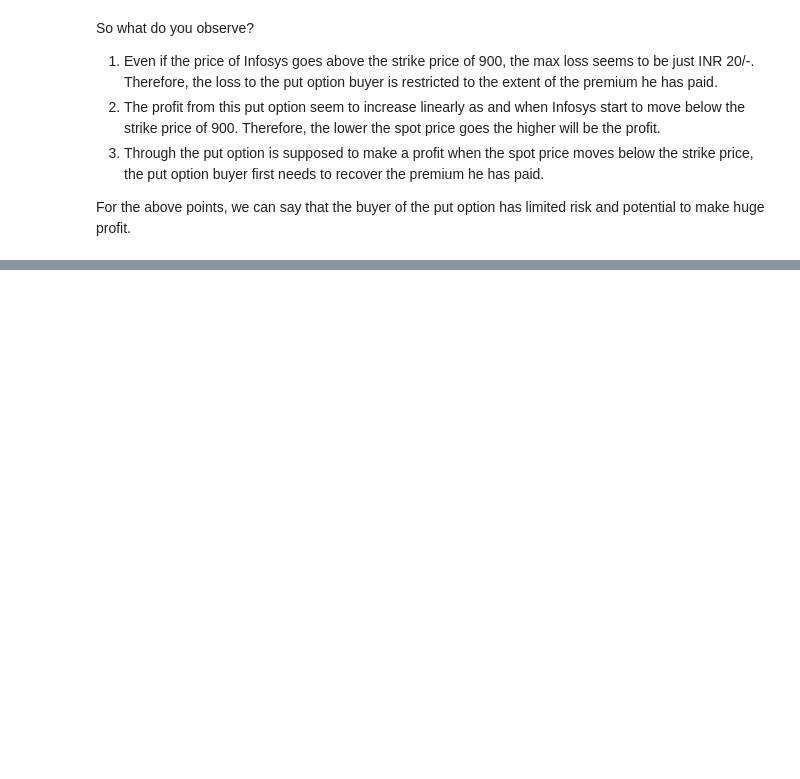
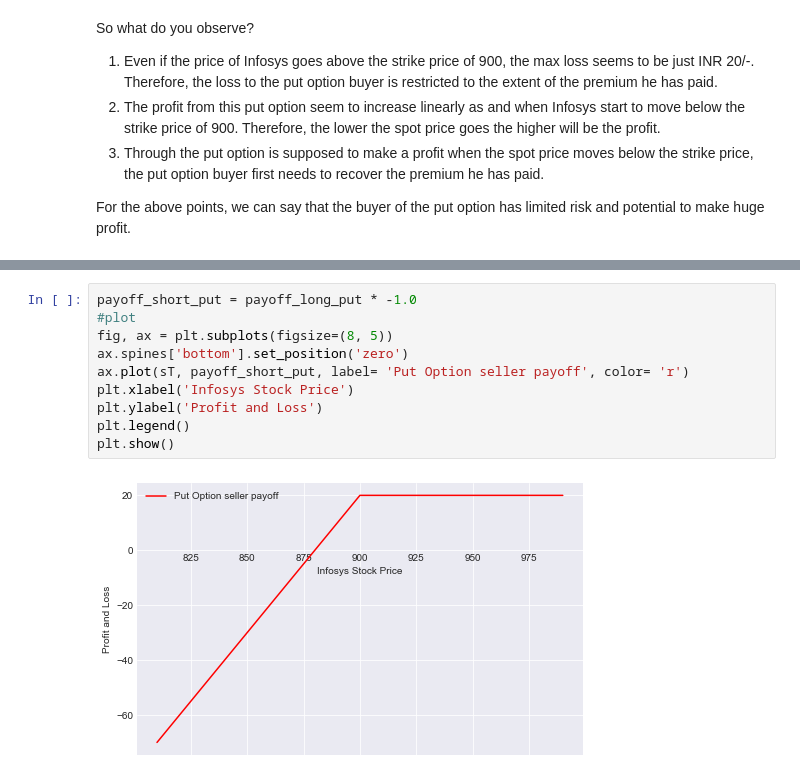
Before and after one commit to alexgamboa1/Stock-Options-Python, a Jupyter notebook: Stock-Options-Analysis.ipynb, the cells around one changed output, grey strips where cells are left out. Cells and saved outputs as stored; diff of their text form; blank space fills up the shorter version.

Commit message:
commit put option seller graph and the affect of stock losing value

```diff
--- a/Stock-Options-Analysis.ipynb
+++ b/Stock-Options-Analysis.ipynb
@@ -62,0 +66,12 @@ For the above points, we can say that the buyer of the put option has limited ri
+# %%
+payoff_short_put = payoff_long_put * -1.0
+#plot
+fig, ax = plt.subplots(figsize=(8, 5))
+ax.spines['bottom'].set_position('zero')
+ax.plot(sT, payoff_short_put, label= 'Put Option seller payoff', color= 'r')
+plt.xlabel('Infosys Stock Price')
+plt.ylabel('Profit and Loss')
+plt.legend()
+plt.show()
+# %% [output]
+[figure, added]
```
Also changed, not shown: parts of 2 cells of this notebook.
